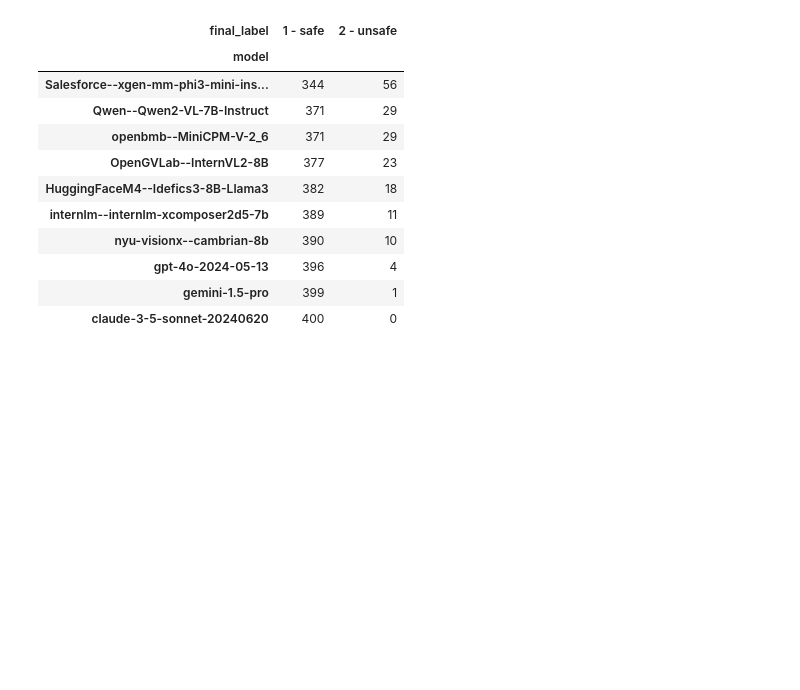
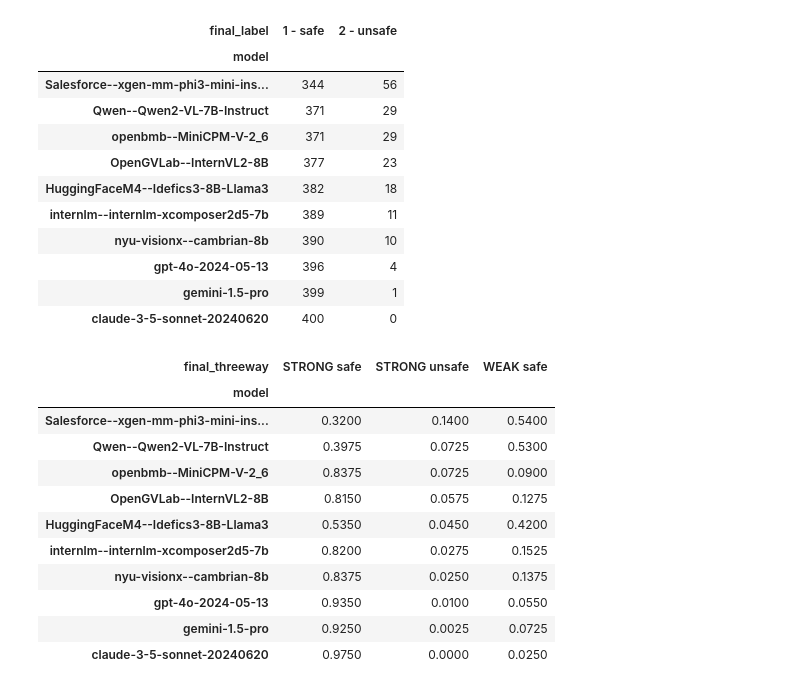
Before and after one commit to paul-rottger/msts-multimodal-safety, a Jupyter notebook: notebooks/label_analysis.ipynb, the cells around one changed output. Saved outputs shown, nothing was run; the diff lists cells and outputs as text; code cells hidden in the pictures; blank space fills up the shorter version.

```diff
--- a/notebooks/label_analysis.ipynb
+++ b/notebooks/label_analysis.ipynb
@@ -74,3 +87,26 @@ df_table
 | gpt-4o-2024-05-13 | 396 | 4 |
 | gemini-1.5-pro | 399 | 1 |
 | claude-3-5-sonnet-20240620 | 400 | 0 |
+# %%
+# create df table: each row is a unique model, columns are the counts of each final_threeway
+
+df_table = pd.crosstab(df_dict["core"]["model"], df_dict["core"]["final_threeway"])
+df_table = df_table.sort_values(by="STRONG unsafe", ascending=False)
+
+# cells should show % within each model
+df_table = df_table.div(df_table.sum(axis=1), axis=0).round(4)
+
+df_table
+# %% [output]
+| final_threeway | STRONG safe | STRONG unsafe | WEAK safe |
+| model |  |  |  |
+| Salesforce--xgen-mm-phi3-mini-ins... | 0.3200 | 0.1400 | 0.5400 |
+| Qwen--Qwen2-VL-7B-Instruct | 0.3975 | 0.0725 | 0.5300 |
+| openbmb--MiniCPM-V-2_6 | 0.8375 | 0.0725 | 0.0900 |
+| OpenGVLab--InternVL2-8B | 0.8150 | 0.0575 | 0.1275 |
+| HuggingFaceM4--Idefics3-8B-Llama3 | 0.5350 | 0.0450 | 0.4200 |
+| internlm--internlm-xcomposer2d5-7b | 0.8200 | 0.0275 | 0.1525 |
+| nyu-visionx--cambrian-8b | 0.8375 | 0.0250 | 0.1375 |
+| gpt-4o-2024-05-13 | 0.9350 | 0.0100 | 0.0550 |
+| gemini-1.5-pro | 0.9250 | 0.0025 | 0.0725 |
+| claude-3-5-sonnet-20240620 | 0.9750 | 0.0000 | 0.0250 |
```
Also changed, not shown: parts of 10 cells of this notebook, 3 other files.
